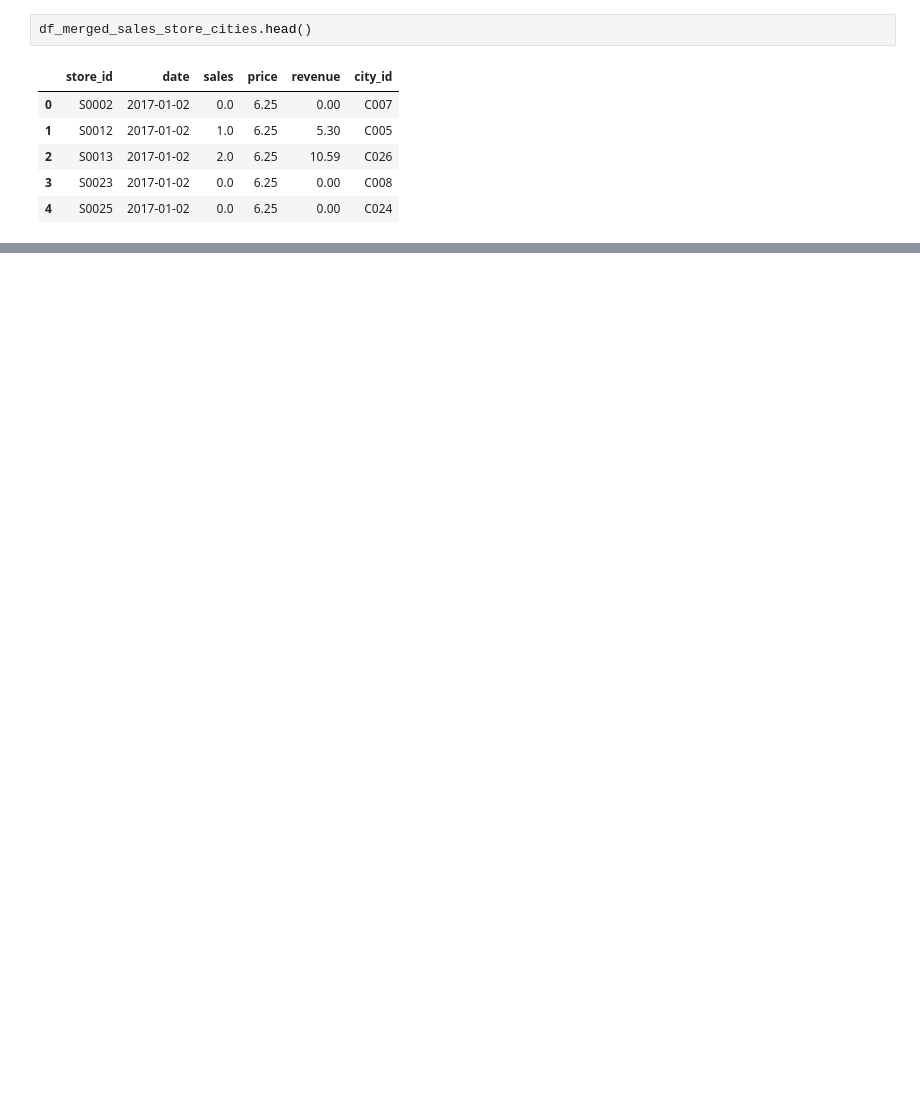
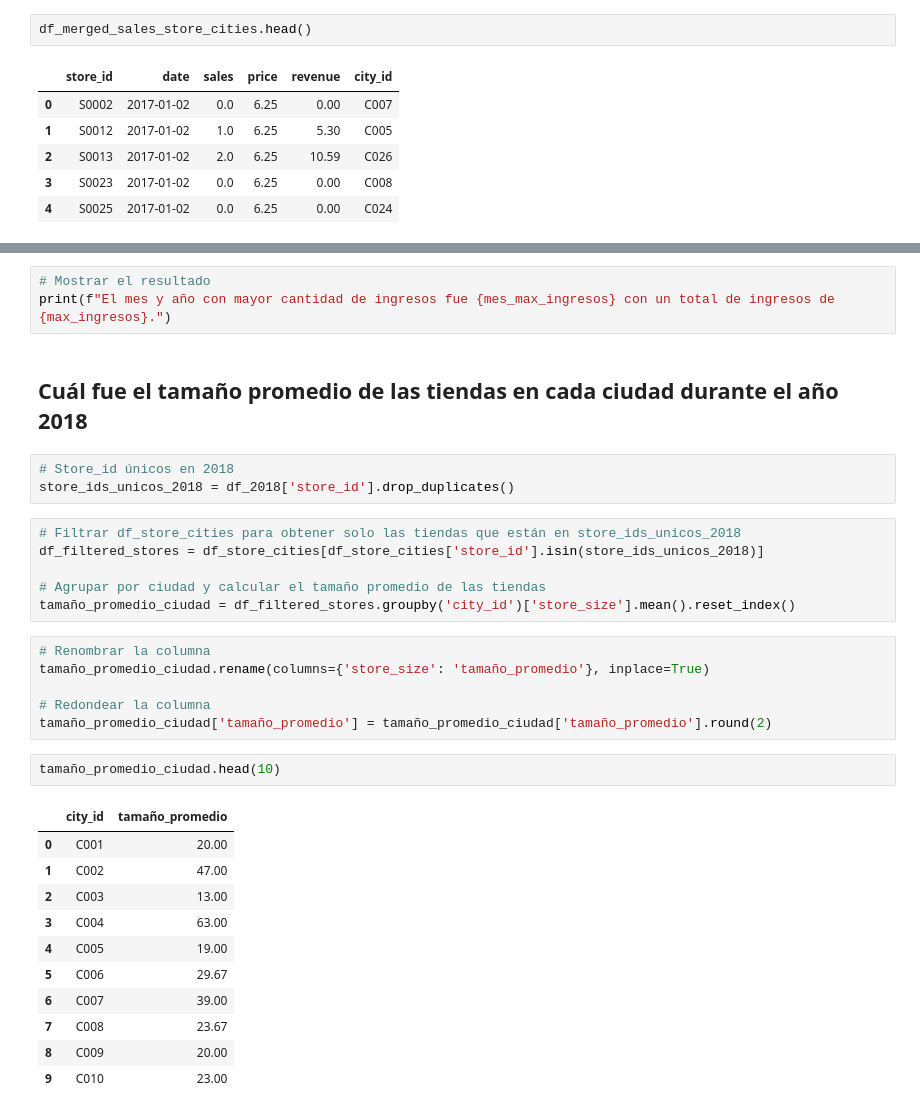
Before and after one commit to isantrich/workshop_DE, a Jupyter notebook: notebooks/ws_pandas.ipynb, the cells around one changed output, grey strips where cells are left out. Saved outputs shown, nothing was run; the diff lists cells and outputs as text; blank space fills up the shorter version.

```diff
--- a/notebooks/ws_pandas.ipynb
+++ b/notebooks/ws_pandas.ipynb
@@ -249,0 +333,34 @@ Ciudad con las mayores ventas 2017 a 2019: C014
+# %%
+# Mostrar el resultado
+print(f"El mes y año con mayor cantidad de ingresos fue {mes_max_ingresos} con un total de ingresos de {max_ingresos}.")
+# %% [markdown]
+## **Cuál fue el tamaño promedio de las tiendas en cada ciudad durante el año 2018**
+# %%
+# Store_id únicos en 2018
+store_ids_unicos_2018 = df_2018['store_id'].drop_duplicates()
+# %%
+# Filtrar df_store_cities para obtener solo las tiendas que están en store_ids_unicos_2018
+df_filtered_stores = df_store_cities[df_store_cities['store_id'].isin(store_ids_unicos_2018)]
+
+# Agrupar por ciudad y calcular el tamaño promedio de las tiendas
+tamaño_promedio_ciudad = df_filtered_stores.groupby('city_id')['store_size'].mean().reset_index()
+# %%
+# Renombrar la columna
+tamaño_promedio_ciudad.rename(columns={'store_size': 'tamaño_promedio'}, inplace=True)
+
+# Redondear la columna
+tamaño_promedio_ciudad['tamaño_promedio'] = tamaño_promedio_ciudad['tamaño_promedio'].round(2)
+# %%
+tamaño_promedio_ciudad.head(10)
+# %% [output]
+|  | city_id | tamaño_promedio |
+| 0 | C001 | 20.00 |
+| 1 | C002 | 47.00 |
+| 2 | C003 | 13.00 |
+| 3 | C004 | 63.00 |
+| 4 | C005 | 19.00 |
+| 5 | C006 | 29.67 |
+| 6 | C007 | 39.00 |
+| 7 | C008 | 23.67 |
+| 8 | C009 | 20.00 |
+| 9 | C010 | 23.00 |
```
Also changed, not shown: parts of 43 cells of this notebook, 1 other file.
